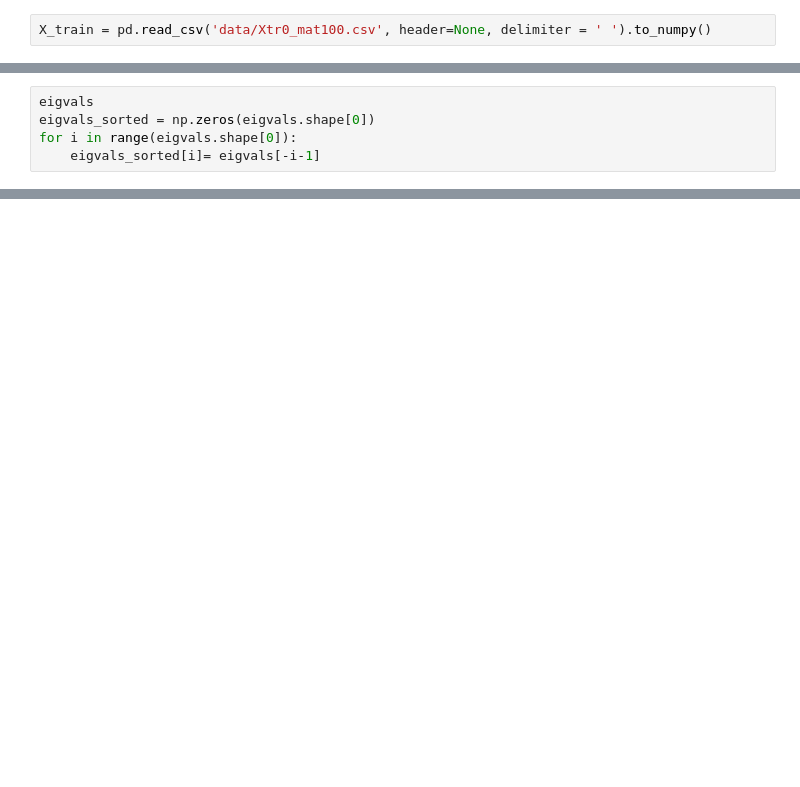
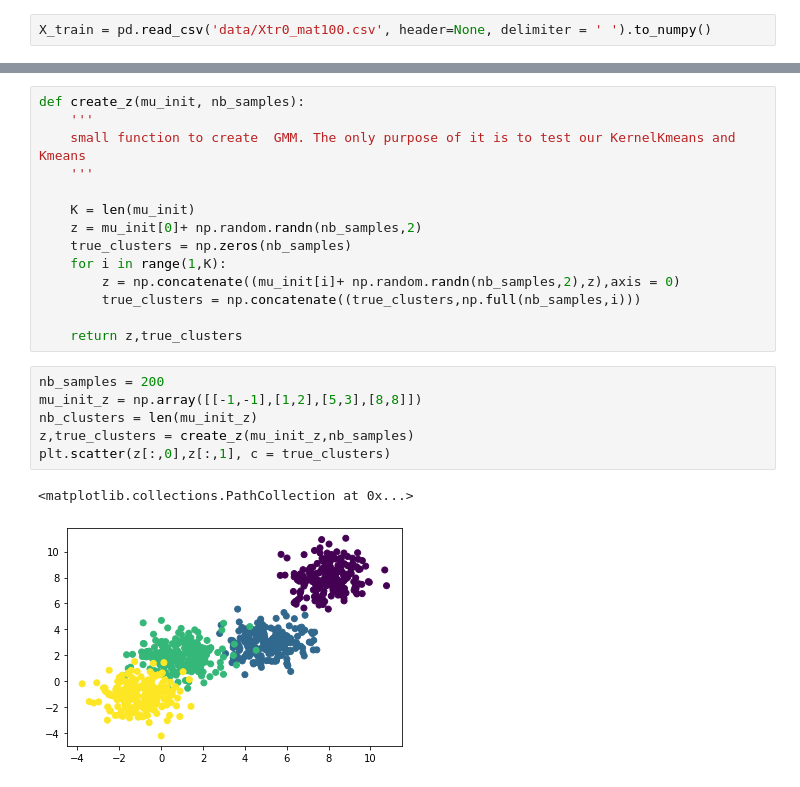
Before and after one commit to Bastien-mva/Kernel_Methods, a Jupyter notebook: machine-learning-with-kernel-methods-2021/KPCA.ipynb, the cells around one changed output, grey strips where cells are left out. Cells and saved outputs as stored; diff of their text form; blank space fills up the shorter version.

```diff
--- a/machine-learning-with-kernel-methods-2021/KPCA.ipynb
+++ b/machine-learning-with-kernel-methods-2021/KPCA.ipynb
@@ -162,5 +67,0 @@ kpca,eigvals = stepwise_kpca(X,1/2,1)
-# %%
-eigvals
-eigvals_sorted = np.zeros(eigvals.shape[0])
-for i in range(eigvals.shape[0]):
-    eigvals_sorted[i]= eigvals[-i-1]
@@ -186,0 +90,23 @@ array([-4.64905892e-16,  0.00000000e+00, -8.88178420e-16, -7.77156117e-16,
+# %%
+def create_z(mu_init, nb_samples):
+    '''
+    small function to create  GMM. The only purpose of it is to test our KernelKmeans and Kmeans
+    '''
+
+    K = len(mu_init)
+    z = mu_init[0]+ np.random.randn(nb_samples,2)
+    true_clusters = np.zeros(nb_samples)
+    for i in range(1,K):
+        z = np.concatenate((mu_init[i]+ np.random.randn(nb_samples,2),z),axis = 0)
+        true_clusters = np.concatenate((true_clusters,np.full(nb_samples,i)))
+
+    return z,true_clusters
+# %%
+nb_samples = 200
+mu_init_z = np.array([[-1,-1],[1,2],[5,3],[8,8]])
+nb_clusters = len(mu_init_z)
+z,true_clusters = create_z(mu_init_z,nb_samples)
+plt.scatter(z[:,0],z[:,1], c = true_clusters)
+# %% [output]
+<matplotlib.collections.PathCollection at 0x...>
+[figure, added]
```
Also changed, not shown: parts of 22 cells of this notebook.
